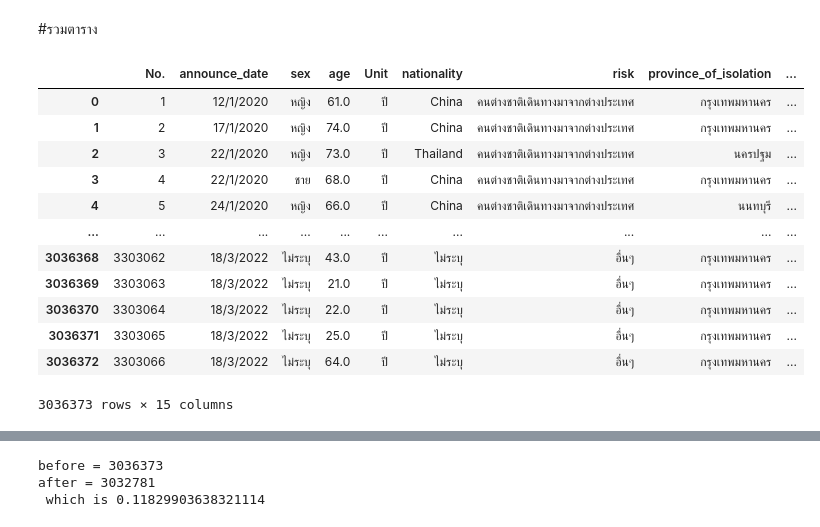
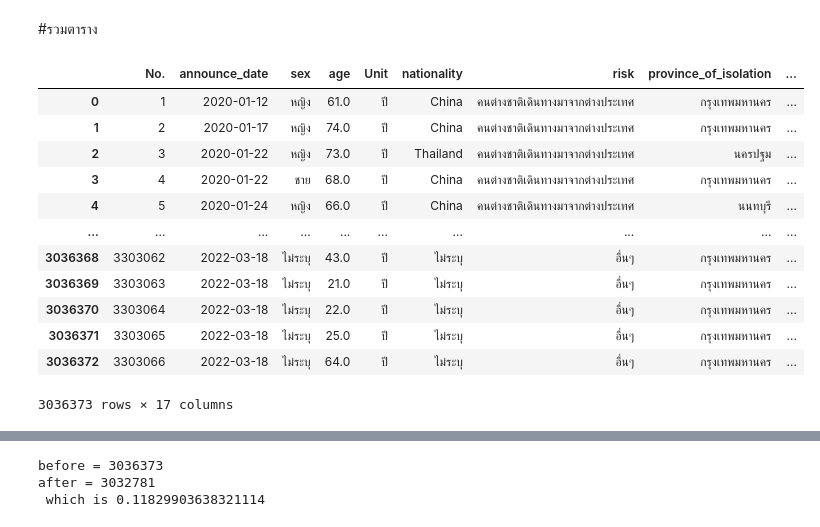
Before and after one commit to Benza1611/data_viz_2022, a Jupyter notebook: Project.ipynb, the cells around one changed output, grey strips where cells are left out. Saved outputs shown, nothing was run; the diff lists cells and outputs as text; code cells hidden in the pictures.

```diff
--- a/Project.ipynb
+++ b/Project.ipynb
@@ -253,0 +276,5 @@ covid
+# %%
+df = pd.DataFrame(covid)
+df['announce_date'] = pd.to_datetime(df['announce_date'], format = "%d/%m/%Y")
+df['year'] = df['announce_date'].dt.year
+df['month'] = df['announce_date'].dt.month
@@ -329,19 +394,19 @@ dtype: bool
 # %% [markdown]
 #รวมตาราง
 # %%
-covid_data_t = covid.merge(data_t,how='left',left_on='province_of_isolation',right_on='จังหวัด') #ทำการเชื่อมตาราง 2 ตาราง คือ data_covid และ data_t
-covid_data_t ##เรียกดูตาราง
+df_data_t = df.merge(data_t,how='left',left_on='province_of_isolation',right_on='จังหวัด') #ทำการเชื่อมตาราง 2 ตาราง คือ data_covid และ data_t
+df_data_t ##เรียกดูตาราง
 # %% [output]
 |  | No. | announce_date | sex | age | Unit | nationality | risk | province_of_isolation | ... |
-| 0 | 1 | 12/1/2020 | หญิง | 61.0 | ปี | China | คนต่างชาติเดินทางมาจากต่างประเทศ | กรุงเทพมหานคร | ... |
-| 1 | 2 | 17/1/2020 | หญิง | 74.0 | ปี | China | คนต่างชาติเดินทางมาจากต่างประเทศ | กรุงเทพมหานคร | ... |
-| 2 | 3 | 22/1/2020 | หญิง | 73.0 | ปี | Thailand | คนต่างชาติเดินทางมาจากต่างประเทศ | นครปฐม | ... |
-| 3 | 4 | 22/1/2020 | ชาย | 68.0 | ปี | China | คนต่างชาติเดินทางมาจากต่างประเทศ | กรุงเทพมหานคร | ... |
-| 4 | 5 | 24/1/2020 | หญิง | 66.0 | ปี | China | คนต่างชาติเดินทางมาจากต่างประเทศ | นนทบุรี | ... |
+| 0 | 1 | 2020-01-12 | หญิง | 61.0 | ปี | China | คนต่างชาติเดินทางมาจากต่างประเทศ | กรุงเทพมหานคร | ... |
+| 1 | 2 | 2020-01-17 | หญิง | 74.0 | ปี | China | คนต่างชาติเดินทางมาจากต่างประเทศ | กรุงเทพมหานคร | ... |
+| 2 | 3 | 2020-01-22 | หญิง | 73.0 | ปี | Thailand | คนต่างชาติเดินทางมาจากต่างประเทศ | นครปฐม | ... |
+| 3 | 4 | 2020-01-22 | ชาย | 68.0 | ปี | China | คนต่างชาติเดินทางมาจากต่างประเทศ | กรุงเทพมหานคร | ... |
+| 4 | 5 | 2020-01-24 | หญิง | 66.0 | ปี | China | คนต่างชาติเดินทางมาจากต่างประเทศ | นนทบุรี | ... |
 | ... | ... | ... | ... | ... | ... | ... | ... | ... | ... |
-| 3036368 | 3303062 | 18/3/2022 | ไม่ระบุ | 43.0 | ปี | ไม่ระบุ | อื่นๆ | กรุงเทพมหานคร | ... |
-| 3036369 | 3303063 | 18/3/2022 | ไม่ระบุ | 21.0 | ปี | ไม่ระบุ | อื่นๆ | กรุงเทพมหานคร | ... |
-| 3036370 | 3303064 | 18/3/2022 | ไม่ระบุ | 22.0 | ปี | ไม่ระบุ | อื่นๆ | กรุงเทพมหานคร | ... |
-| 3036371 | 3303065 | 18/3/2022 | ไม่ระบุ | 25.0 | ปี | ไม่ระบุ | อื่นๆ | กรุงเทพมหานคร | ... |
-| 3036372 | 3303066 | 18/3/2022 | ไม่ระบุ | 64.0 | ปี | ไม่ระบุ | อื่นๆ | กรุงเทพมหานคร | ... |
+| 3036368 | 3303062 | 2022-03-18 | ไม่ระบุ | 43.0 | ปี | ไม่ระบุ | อื่นๆ | กรุงเทพมหานคร | ... |
+| 3036369 | 3303063 | 2022-03-18 | ไม่ระบุ | 21.0 | ปี | ไม่ระบุ | อื่นๆ | กรุงเทพมหานคร | ... |
+| 3036370 | 3303064 | 2022-03-18 | ไม่ระบุ | 22.0 | ปี | ไม่ระบุ | อื่นๆ | กรุงเทพมหานคร | ... |
+| 3036371 | 3303065 | 2022-03-18 | ไม่ระบุ | 25.0 | ปี | ไม่ระบุ | อื่นๆ | กรุงเทพมหานคร | ... |
+| 3036372 | 3303066 | 2022-03-18 | ไม่ระบุ | 64.0 | ปี | ไม่ระบุ | อื่นๆ | กรุงเทพมหานคร | ... |
-3036373 rows × 15 columns
+3036373 rows × 17 columns
```
Also changed, not shown: parts of 33 cells of this notebook.
